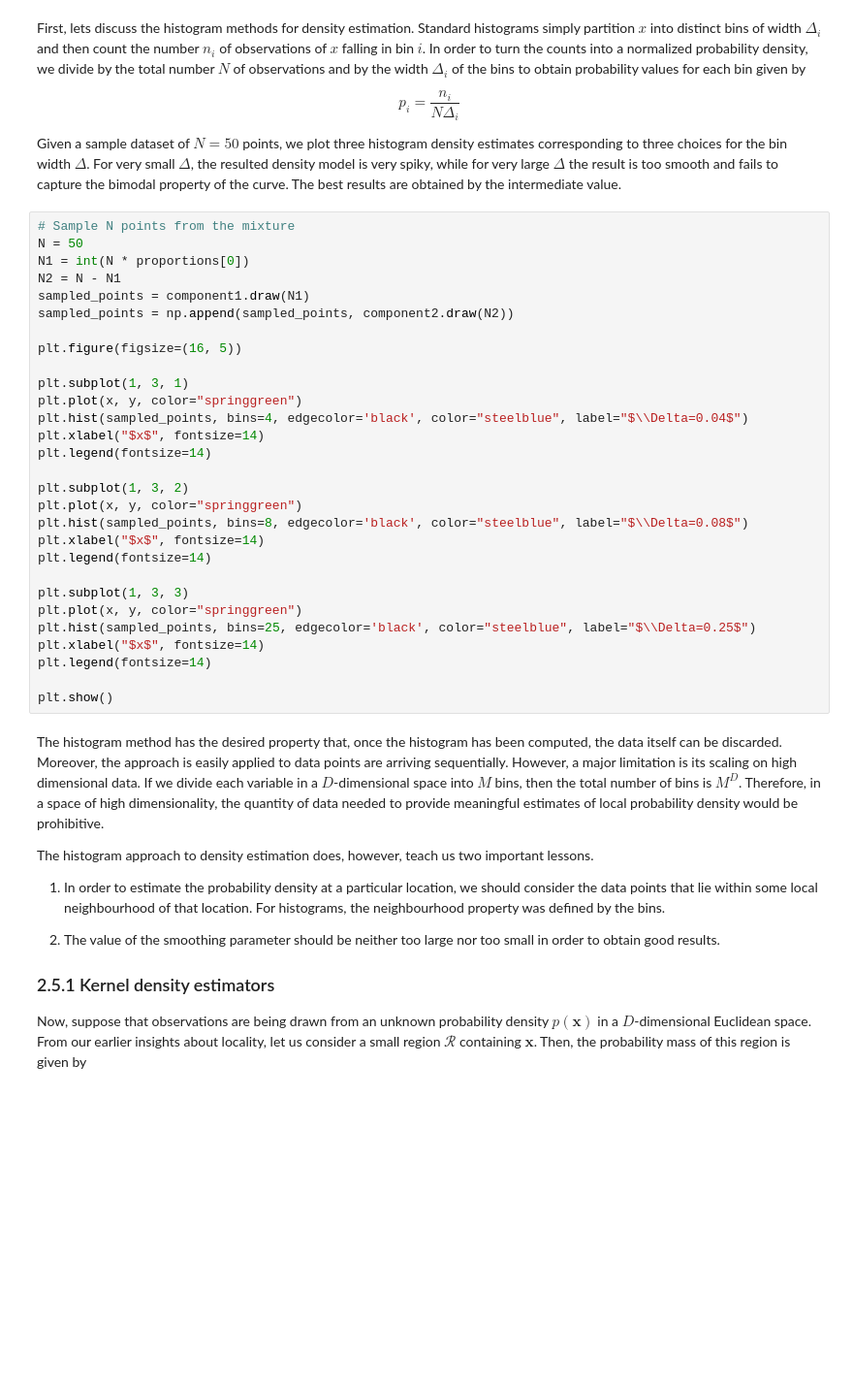
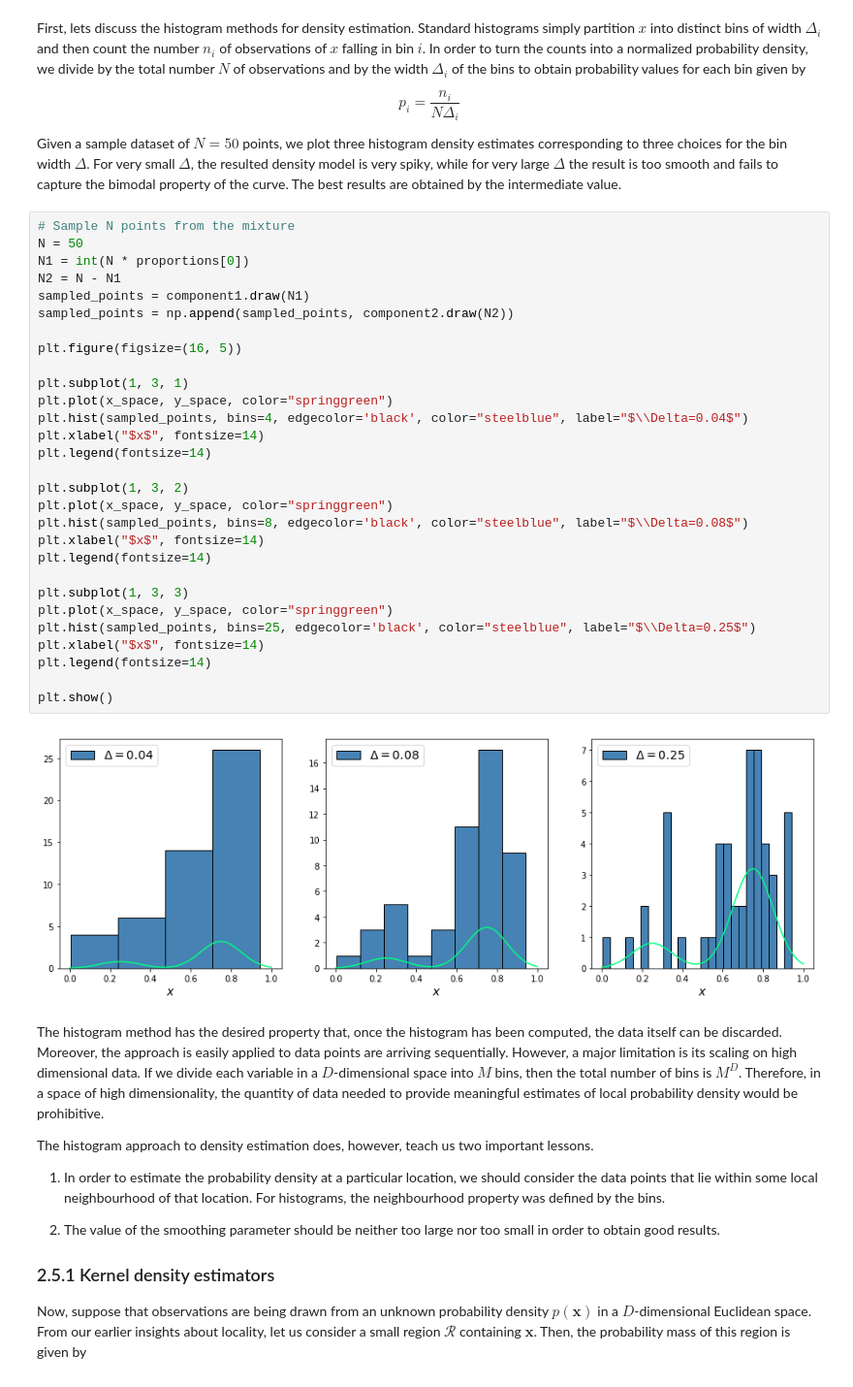
Before and after one commit to vagmcs/PRML, a Jupyter notebook: notebooks/ch2_probability_distributions.ipynb, the cells around one changed output. Shown at 97% size. Cells and saved outputs as stored; diff of their text form; blank space fills up the shorter version.

```diff
--- a/notebooks/ch2_probability_distributions.ipynb
+++ b/notebooks/ch2_probability_distributions.ipynb
@@ -1287,32 +1288,34 @@ Given a sample dataset of $N=50$ points, we plot three histogram density estimat
 # %%
 # Sample N points from the mixture
 N = 50
 N1 = int(N * proportions[0])
 N2 = N - N1
 sampled_points = component1.draw(N1)
 sampled_points = np.append(sampled_points, component2.draw(N2))
 
 plt.figure(figsize=(16, 5))
 
 plt.subplot(1, 3, 1)
-plt.plot(x, y, color="springgreen")
+plt.plot(x_space, y_space, color="springgreen")
 plt.hist(sampled_points, bins=4, edgecolor='black', color="steelblue", label="$\\Delta=0.04$")
 plt.xlabel("$x$", fontsize=14)
 plt.legend(fontsize=14)
 
 plt.subplot(1, 3, 2)
-plt.plot(x, y, color="springgreen")
+plt.plot(x_space, y_space, color="springgreen")
 plt.hist(sampled_points, bins=8, edgecolor='black', color="steelblue", label="$\\Delta=0.08$")
 plt.xlabel("$x$", fontsize=14)
 plt.legend(fontsize=14)
 
 plt.subplot(1, 3, 3)
-plt.plot(x, y, color="springgreen")
+plt.plot(x_space, y_space, color="springgreen")
 plt.hist(sampled_points, bins=25, edgecolor='black', color="steelblue", label="$\\Delta=0.25$")
 plt.xlabel("$x$", fontsize=14)
 plt.legend(fontsize=14)
 
 plt.show()
+# %% [output]
+[figure, added]
 # %% [markdown]
 The histogram method has the desired property that, once the histogram has been computed, the data itself can be discarded. Moreover, the approach is easily applied to data points are arriving sequentially. However, a major limitation is its scaling on high dimensional data. If we divide each variable in a $D$-dimensional space into $M$ bins, then the total number of bins is $M^D$. Therefore, in a space of high dimensionality, the quantity of data needed to provide meaningful estimates of local probability density would be prohibitive.
 
```
Also changed, not shown: parts of 11 cells of this notebook.
